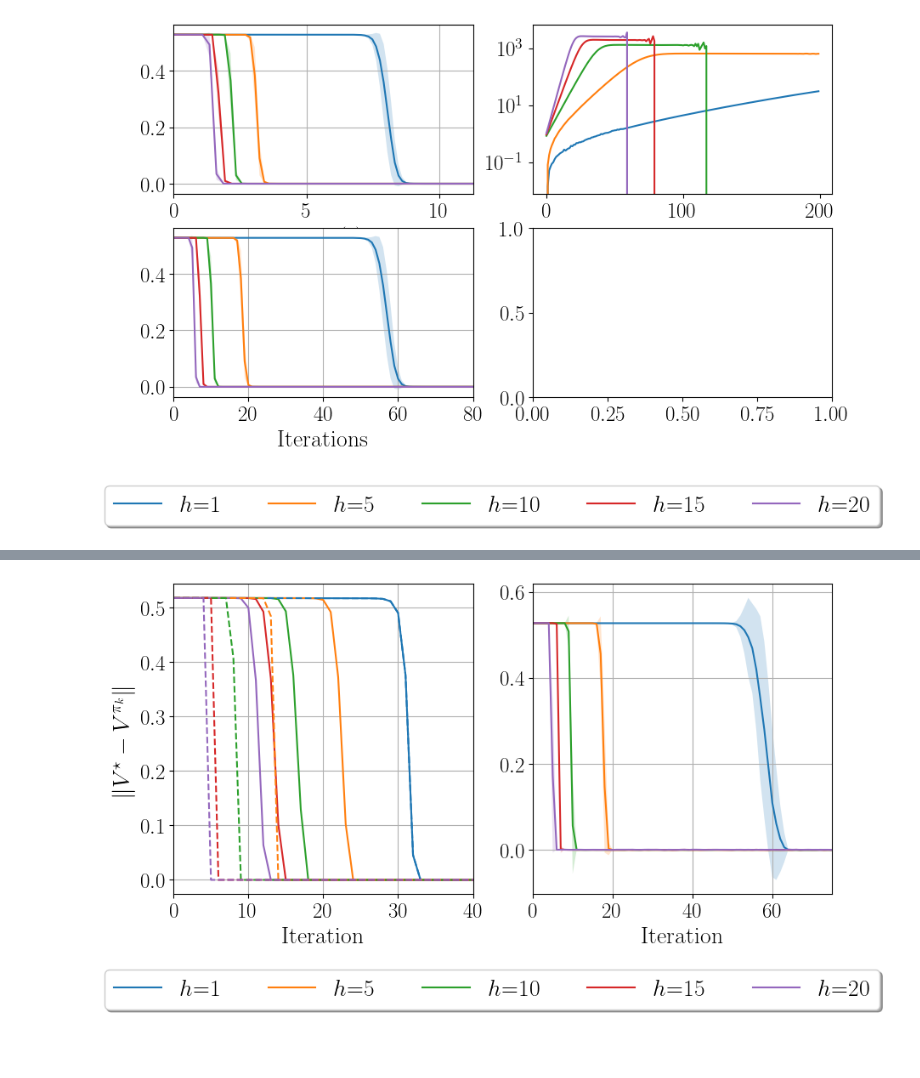
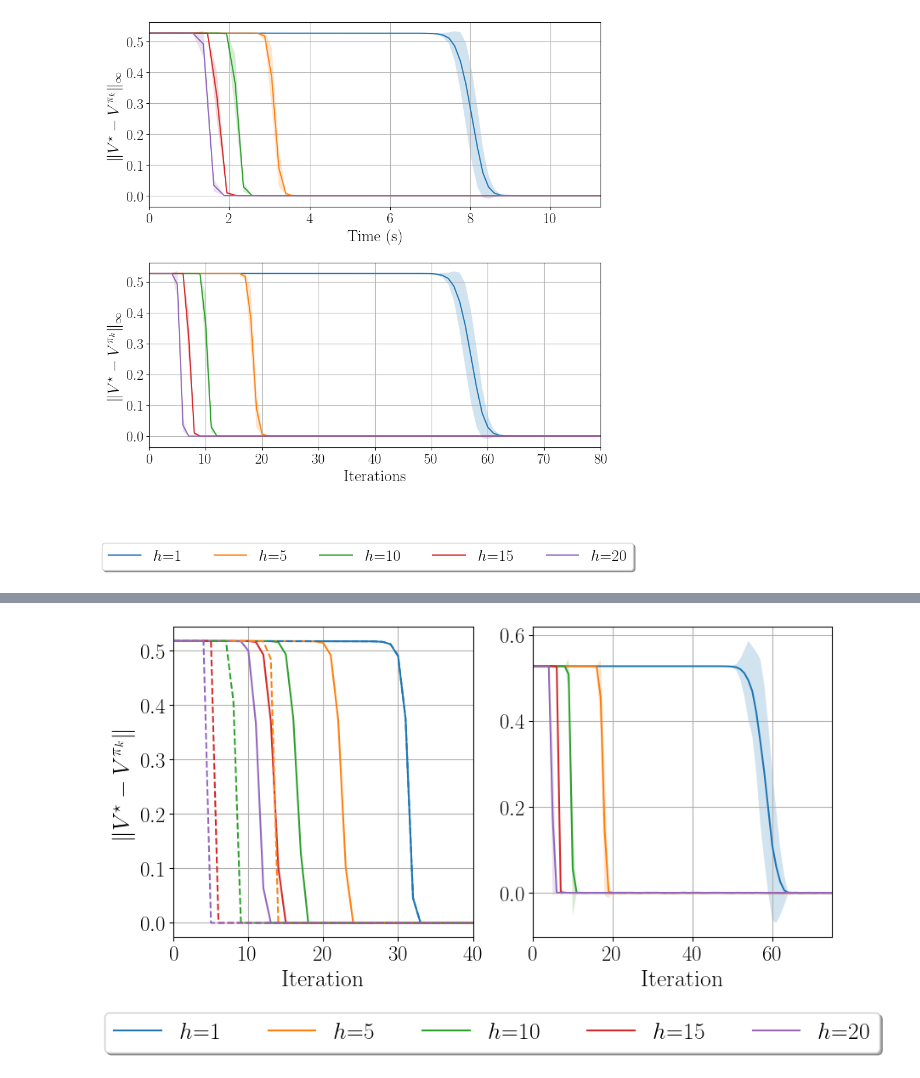
Before and after one commit to kprotopapas/pmdlookahead, a Jupyter notebook: analysis.ipynb, the cells around one changed output, grey strips where cells are left out. Saved outputs shown, nothing was run; the diff lists cells and outputs as text; code cells hidden in the pictures; blank space fills up the shorter version.

```diff
--- a/analysis.ipynb
+++ b/analysis.ipynb
@@ -17,7 +17,7 @@ def get_runs(group, n, metric='suboptimality'):
         depth = int(run.config['algorithm'][:-cutoff])
         if len(dfs[depth]) >= n:
             continue
-        temp = run.history(keys=[metric, 'runtime', 'learning_rate'], x_axis='_step')\
+        temp = run.history(keys=[metric, 'runtime', 'learning_rate', 'samples'], x_axis='_step')\
             .rename(columns={'_step': 'k', metric: f'{metric}'})
 
         if len(temp) > 80:
@@ -58,47 +60,48 @@ params = {'axes.labelsize': fontsize + 2,
       'xtick.labelsize': fontsize,
       'ytick.labelsize': fontsize,
       'text.usetex': True,
-      'figure.figsize': (10, 6)}
+      'figure.figsize': (10, 10)}
 plt.rcParams.update(params)
 plt.rc('font', family='Times New Roman')
-fig, axes = plt.subplots(2, 2)
+fig, axes = plt.subplots(2, 1)
 
 plt.gca().set_prop_cycle(None)
-axes[0, 0].plot(time_means, sub_means)
+axes[0].plot(time_means, sub_means)
 for name, std in sub_stds.items():
     depth = int(name[:-4])
     mean_name = f'{depth}-mean'
     mean = sub_means[mean_name]
-    axes[0, 0].fill_between(time_means[mean_name],
+    axes[0].fill_between(time_means[mean_name],
                         mean - std, mean + std, alpha=0.2)
 
-axes[0, 0].grid(visible=True)
-axes[0, 0].set_xlabel('Time (s)')
-axes[0, 0].set_xlim(0, time_means['1-mean'].iloc[80])
+axes[0].grid(visible=True)
+axes[0].set_xlabel('Time (s)')
+axes[0].set_xlim(0, time_means['1-mean'].iloc[80])
 
 plt.gca().set_prop_cycle(None)
-axes[1, 0].plot(sub_means)
+axes[1].plot(sub_means)
 for name, std in sub_stds.items():
     depth = int(name[:-4])
     mean_name = f'{depth}-mean'
     mean = sub_means[mean_name]
-    axes[1, 0].fill_between(mean.index,
+    axes[1].fill_between(mean.index,
                         mean - std, mean + std, alpha=0.2)
 
-axes[1, 0].grid(visible=True)
-axes[1, 0].set_xlabel('Iterations')
-axes[1, 0].set_xlim(0, 80)
+axes[1].grid(visible=True)
+axes[1].set_xlabel('Iterations')
 
-axes[0, 1].plot(lrs_means)
-axes[0, 1].set_yscale('log')
+axes[1].set_xlim(0, 80)
+axes[0].set_ylabel('$\|V^\star - V^{\pi_k} \|_\infty$')
+axes[1].set_ylabel('$\|V^\star - V^{\pi_k} \|_\infty$')
+
 
 legends = [f'$h$={depth}' for depth in [1, 5, 10, 15, 20]]
 
-plt.subplots_adjust(bottom=0.15)
+plt.subplots_adjust(bottom=0.15, hspace=0.3)
 
 lgd = fig.legend(legends, loc='upper center', bbox_to_anchor=(0.5, 0),
           fancybox=True, shadow=True, ncol=5)
 
 fig.savefig(f'{alg}_time.pdf', bbox_extra_artists=(lgd,), bbox_inches='tight')
 # %% [output]
-[figure, old version]
+[figure, new version]
```
Also changed, not shown: parts of 3 cells of this notebook, 1 other file.
